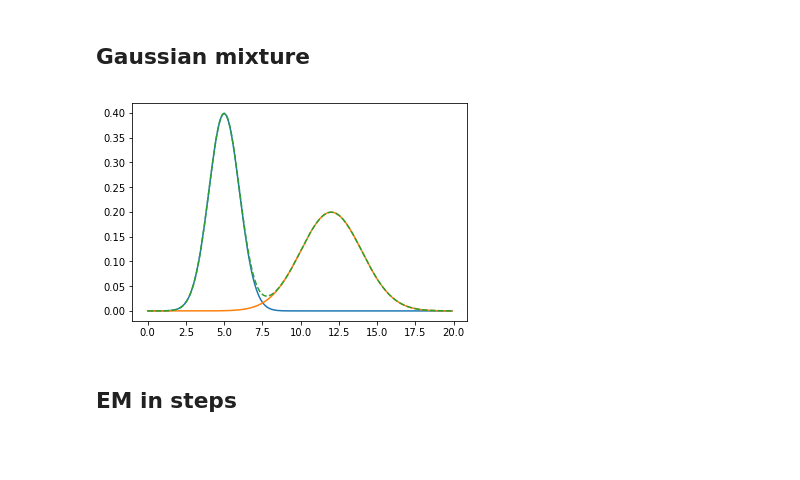
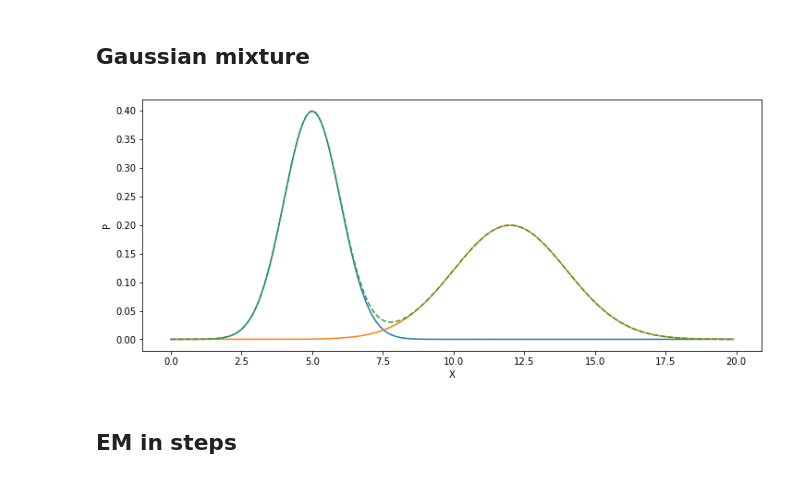
Before and after one commit to valdasraps/ml-examples, a Jupyter notebook: notebooks/Gaussian Mixtures and EM.ipynb, the cells around one changed output. Drawn from its saved outputs; the diff is of its cells as text; code cells hidden in the pictures; blank space fills up the shorter version.

```diff
--- a/notebooks/Gaussian Mixtures and EM.ipynb
+++ b/notebooks/Gaussian Mixtures and EM.ipynb
@@ -16 +12,16 @@ x = wine.data[:,[1,2]]
+# %%
+n_samples = 500
+
+# generate random sample, two components
+np.random.seed(5)
+
+# generate spherical data centered on (10, 5)
+shifted_gaussian = np.random.randn(n_samples, 2) * 3. + np.array([10, 5])
+
+# generate zero centered stretched Gaussian data
+C = np.array([[0., -0.7], [3.5, .7]])
+stretched_gaussian = np.dot(np.random.randn(n_samples, 2), C)
+
+# concatenate the two datasets into the final training set
+x = np.vstack([shifted_gaussian, stretched_gaussian])
 # %%
@@ -44,7 +60,7 @@ def plot_2d_clusters(centers, covariances, x, clusters = None):
 # %% [markdown]
 ## Sklearn EM
 # %%
-K = 3
+K = 2
 em = GaussianMixture(K)
 cl = em.fit_predict(x)
 # %%
@@ -77,7 +111,7 @@ em.score(x)
 # %%
-D = []
+criterions = []
 for k in range(1, 21):
-    em = GaussianMixture(K)
+    em = GaussianMixture(k)
     em.fit(x)
-    D.append([k, em.bic(x), em.aic(x)])
-D = np.array(D)
+    criterions.append([k, em.bic(x), em.aic(x)])
+criterions = np.array(criterions)
@@ -105,11 +147,14 @@ Y1 = np.array([normpdf(x, 5, 1) for x in X_])
 Y2 = np.array([normpdf(x, 12, 2) for x in X_])
 Y_ = Y1 + Y2
 # %%
+plt.figure(figsize=(12, 5))
 plt.plot(X_, Y1)
 plt.plot(X_, Y2)
 plt.plot(X_, Y_, '--')
+plt.xlabel('X')
+plt.ylabel('P')
 plt.show()
 # %% [output]
-[figure, old version]
+[figure, new version]
 # %%
 def plot_mix1d(K, X, M, S, Xd, P = None):
```
Also changed, not shown: parts of 48 cells of this notebook, 12 other files.
